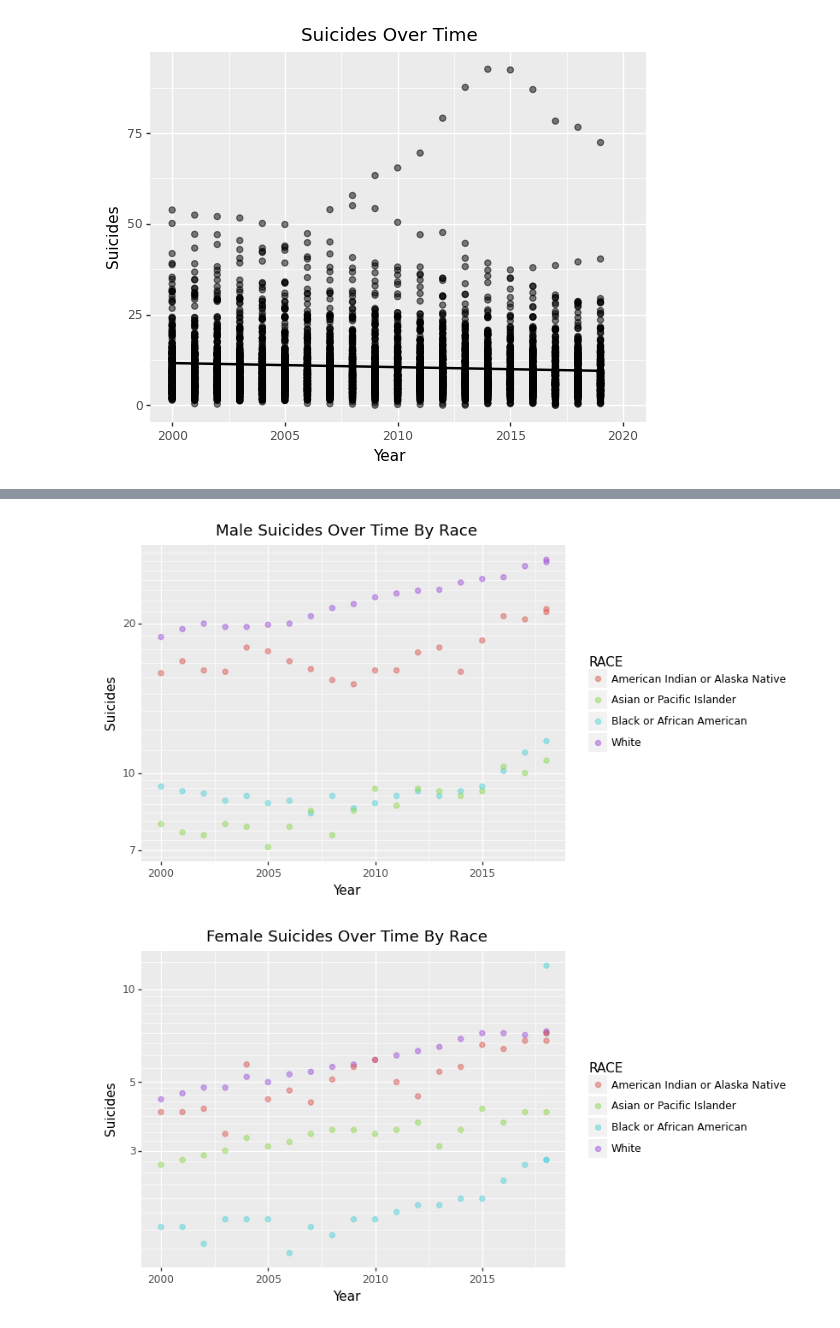
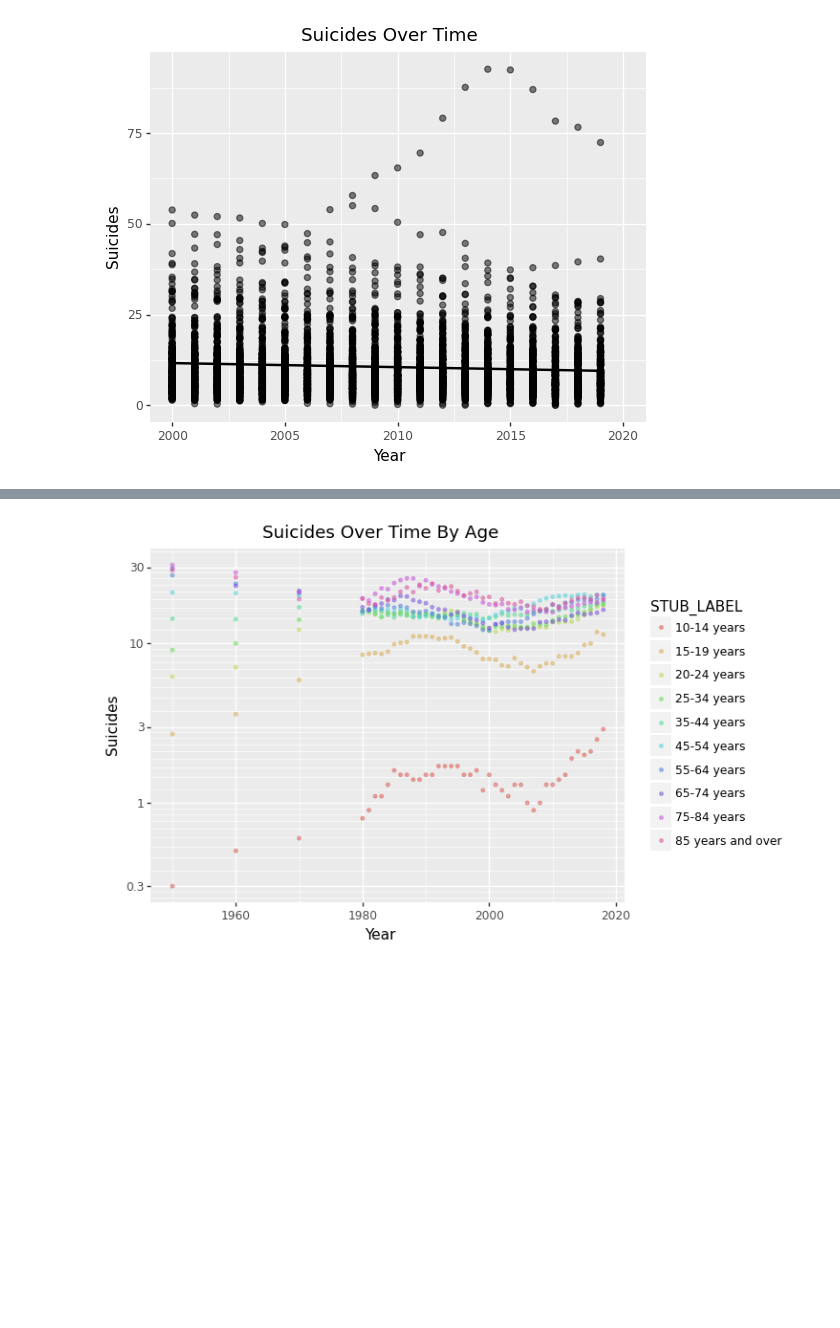
Before and after one commit to wadoodbutt/wadoodbutt.github.io, a Jupyter notebook: final_tutorial.ipynb, the cells around one changed output, grey strips where cells are left out. Saved outputs shown, nothing was run; the diff lists cells and outputs as text; code cells hidden in the pictures; blank space fills up the shorter version.

```diff
--- a/final_tutorial.ipynb
+++ b/final_tutorial.ipynb
@@ -163,28 +162,26 @@ print(splot)
 # %%
 # cdc_data = requests.get('https://data.cdc.gov')
 # display(cdc_data)
-raw_data = pd.read_csv('./datasets/sex_race_gender_suicide_data_us.csv')
+data = pd.read_csv('./datasets/sex_race_gender_suicide_data_us.csv')
 
-display(raw_data)
 
 # data = raw_data.drop(columns=['INDICATOR', 'STUB_NAME', 'STUB_NAME_NUM', 'STUB_LABEL_NUM', 'YEAR_NUM', 'AGE_NUM'], axis=1)
-data = raw_data
 
-def find_cat(category, str, label):
-    match = re.search(str, label)
-    if match == None:
-        return 'All ' + category
-    else:
-        return match.group()
+# def find_cat(category, str, label):
+#     match = re.search(str, label)
+#     if match == None:
+#         return 'All ' + category
+#     else:
+#         return match.group()
 
-str = r'(Male|Female)'
-data['SEX'] = data['STUB_LABEL'].apply(lambda label: find_cat('sex', str, label))
+# re_str = r'(Male|Female)'
+# data['SEX'] = data['STUB_LABEL'].apply(lambda label: find_cat('sex', re_str, label))
 
-str = r'(White|Black or African American|Asian or Pacific Islander|American Indian or Alaska Native)'
-data['RACE'] = data['STUB_LABEL'].apply(lambda label: find_cat('race', str, label))
+# re_str = r'(White|Black or African American|Asian or Pacific Islander|American Indian or Alaska Native)'
+# data['RACE'] = data['STUB_LABEL'].apply(lambda label: find_cat('race', re_str, label))
 
-str = r'(Not Hispanic or Latino|Hispanic or Latino)'
-data['ETHNICITY'] = data['STUB_LABEL'].apply(lambda label: find_cat('ethnicity', str, label))
+# re_str = r'(Not Hispanic or Latino|Hispanic or Latino)'
+# data['ETHNICITY'] = data['STUB_LABEL'].apply(lambda label: find_cat('ethnicity', re_str, label))
 
 display(data)
 # %% [output]
@@ -266,19 +229,12 @@ print(splot)
-# %%
-splot = ggplot(data[(data['YEAR'] >= 2000) & (data['UNIT_NUM'] == 2) & (data['AGE'] == 'All ages') & (data['RACE'] != 'All race') & (data['SEX'] == 'Male') & (data['ETHNICITY'] == 'All ethnicity')], aes(x='YEAR', y='ESTIMATE', color='RACE')) +\
-    geom_point(size=2, alpha=0.5) +\
-    labs(title="Male Suicides Over Time By Race",
-         x = "Year",
-         y = "Suicides") + scale_y_log10()
-
-print(splot)
-
-splot = ggplot(data[(data['YEAR'] >= 2000) & (data['UNIT_NUM'] == 2) & (data['AGE'] == 'All ages') & (data['RACE'] != 'All race') & (data['SEX'] == 'Female') & (data['ETHNICITY'] == 'All ethnicity')], aes(x='YEAR', y='ESTIMATE', color='RACE')) +\
-    geom_point(size=2, alpha=0.5) +\
-    labs(title="Female Suicides Over Time By Race",
-         x = "Year",
-         y = "Suicides") + scale_y_log10()
-
-print(splot)
-# %% [output]
-[figure, removed]
-[figure, removed]
+# %%
+age_cat = r'(1[.]\d\d)|(1[.]1)'
+
+splot = ggplot(data[data['STUB_LABEL_NUM'].astype(str).str.contains(age_cat)], aes(x='YEAR', y='ESTIMATE', color='STUB_LABEL')) +\
+    geom_point(size=1, alpha=0.5) +\
+    labs(title="Suicides Over Time By Age",
+         x = "Year",
+         y = "Suicides") + scale_y_log10()
+
+print(splot)
+# %% [output]
+[figure, added]
```
Also changed, not shown: parts of 6 cells of this notebook.
